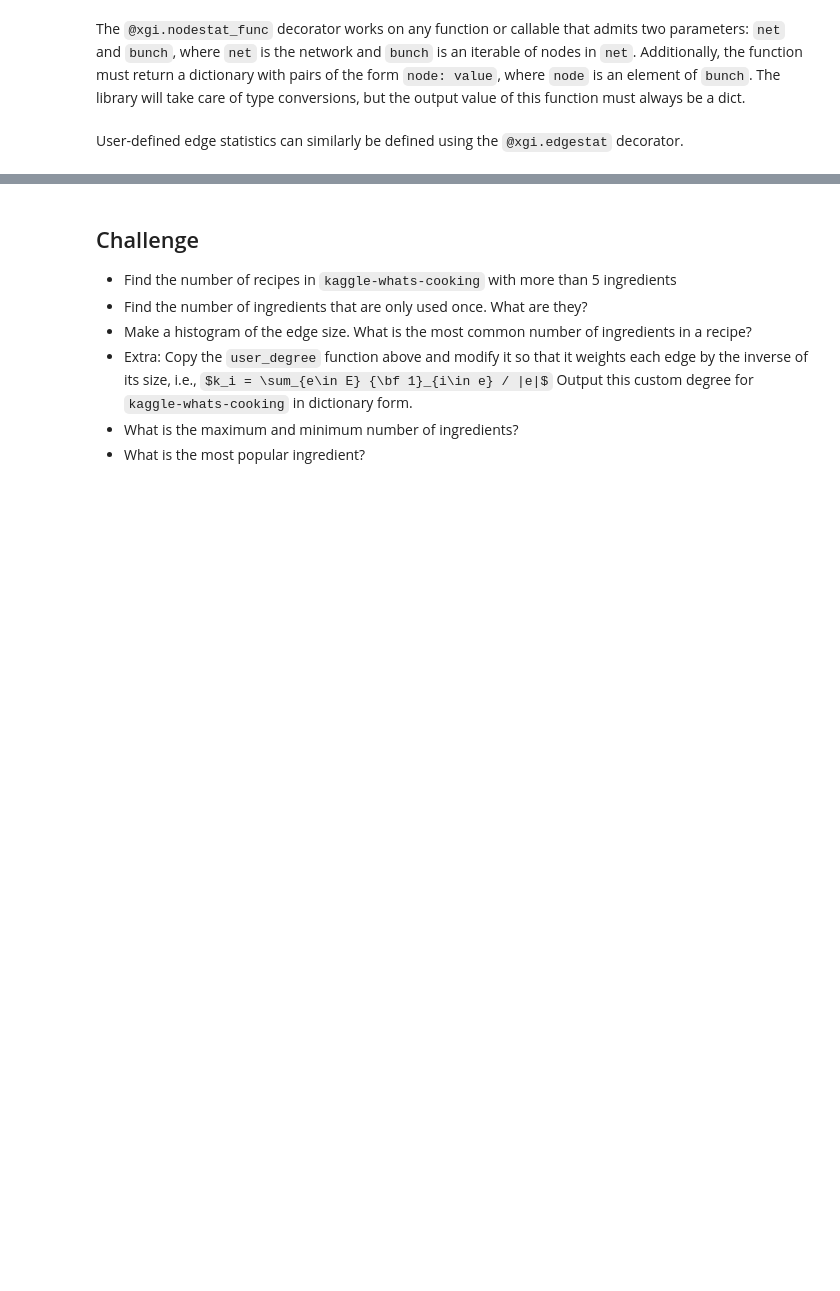
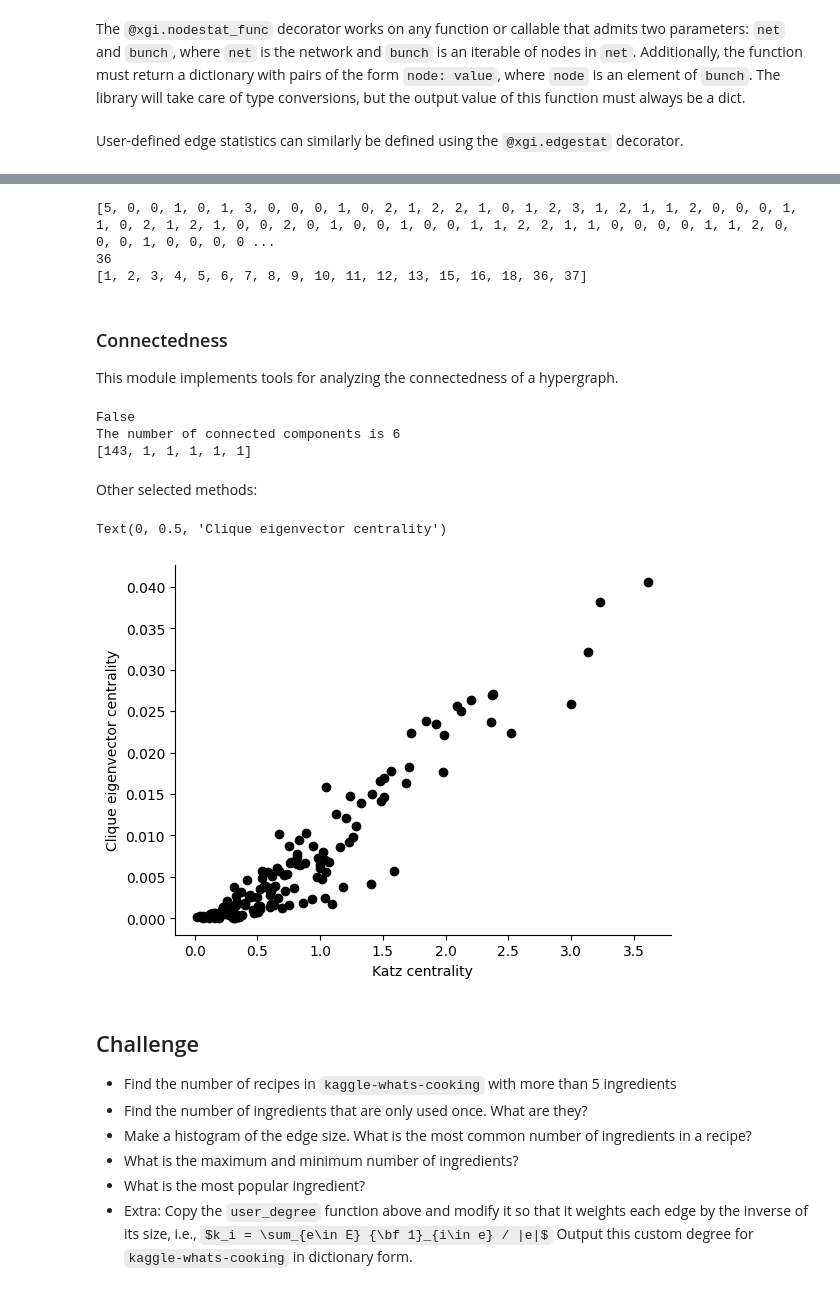
Before and after one commit to nwlandry/software-demos, a Jupyter notebook: marchmeeting2024/3-properties-and-statistics.ipynb, the cells around one changed output, grey strips where cells are left out. Cells and saved outputs as stored; diff of their text form; code cells hidden in the pictures; some formulas as TeX source; blank space fills up the shorter version.

```diff
--- a/marchmeeting2024/3-properties-and-statistics.ipynb
+++ b/marchmeeting2024/3-properties-and-statistics.ipynb
@@ -307,0 +343,2 @@ User-defined edge statistics can similarly be defined using the `@xgi.edgestat`
+# %%
+H = xgi.load_xgi_data("email-enron")
@@ -308,11 +347,48 @@ User-defined edge statistics can similarly be defined using the `@xgi.edgestat`
+# %%
+print(xgi.degree_counts(H))
+print(xgi.max_edge_order(H))
+print(xgi.unique_edge_sizes(H))
+# %% [output]
+[5, 0, 0, 1, 0, 1, 3, 0, 0, 0, 1, 0, 2, 1, 2, 2, 1, 0, 1, 2, 3, 1, 2, 1, 1, 2, 0, 0, 0, 1, 1, 0, 2, 1, 2, 1, 0, 0, 2, 0, 1, 0, 0, 1, 0, 0, 1, 1, 2, 2, 1, 1, 0, 0, 0, 0, 1, 1, 2, 0, 0, 0, 1, 0, 0, 0, 0 ...
+36
+[1, 2, 3, 4, 5, 6, 7, 8, 9, 10, 11, 12, 13, 15, 16, 18, 36, 37]
+# %% [markdown]
+### Connectedness
+
+This module implements tools for analyzing the connectedness of a hypergraph.
+# %%
+print(xgi.is_connected(H))
+print(f"The number of connected components is {xgi.number_connected_components(H)}")
+c = xgi.connected_components(H)  ## Iterator
+cc = [len(i) for i in c]
+print(cc)
+# %% [output]
+False
+The number of connected components is 6
+[143, 1, 1, 1, 1, 1]
+# %% [markdown]
+Other selected methods:
+# %%
+H.cleanup()
+cec = xgi.clique_eigenvector_centrality(H).values()
+
+kc = xgi.katz_centrality(H)
+# %%
+plt.plot(kc, cec, "ko")
+sns.despine()
+plt.xlabel("Katz centrality")
+plt.ylabel("Clique eigenvector centrality")
+# %% [output]
+Text(0, 0.5, 'Clique eigenvector centrality')
+[figure, added]
 # %% [markdown]
 ## Challenge
 
 * Find the number of recipes in `kaggle-whats-cooking` with more than 5 ingredients
 * Find the number of ingredients that are only used once. What are they?
 * Make a histogram of the edge size. What is the most common number of ingredients in a recipe?
+* What is the maximum and minimum number of ingredients?
+* What is the most popular ingredient?
 * Extra: Copy the `user_degree` function above and modify it so that it weights each edge by the inverse of its size, i.e.,
 $k_i = \sum_{e\in E} {\bf 1}_{i\in e} / |e|$
 Output this custom degree for `kaggle-whats-cooking` in dictionary form.
-* What is the maximum and minimum number of ingredients?
-* What is the most popular ingredient?
```
Also changed, not shown: parts of 7 cells of this notebook, 3 other files.
